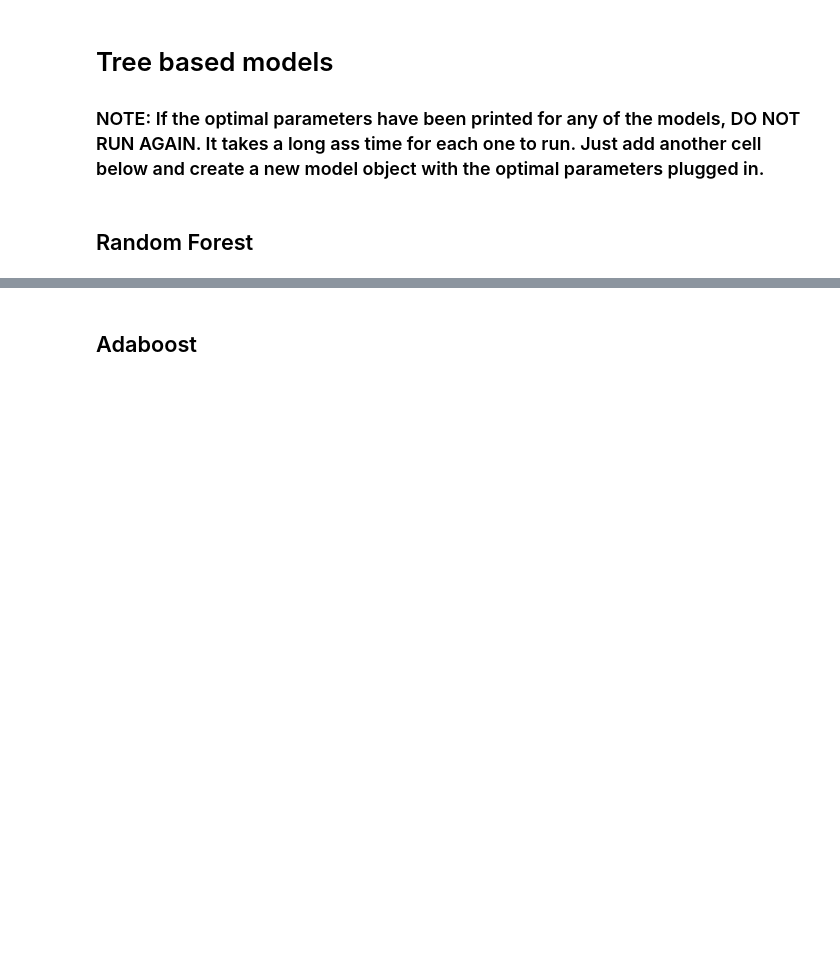
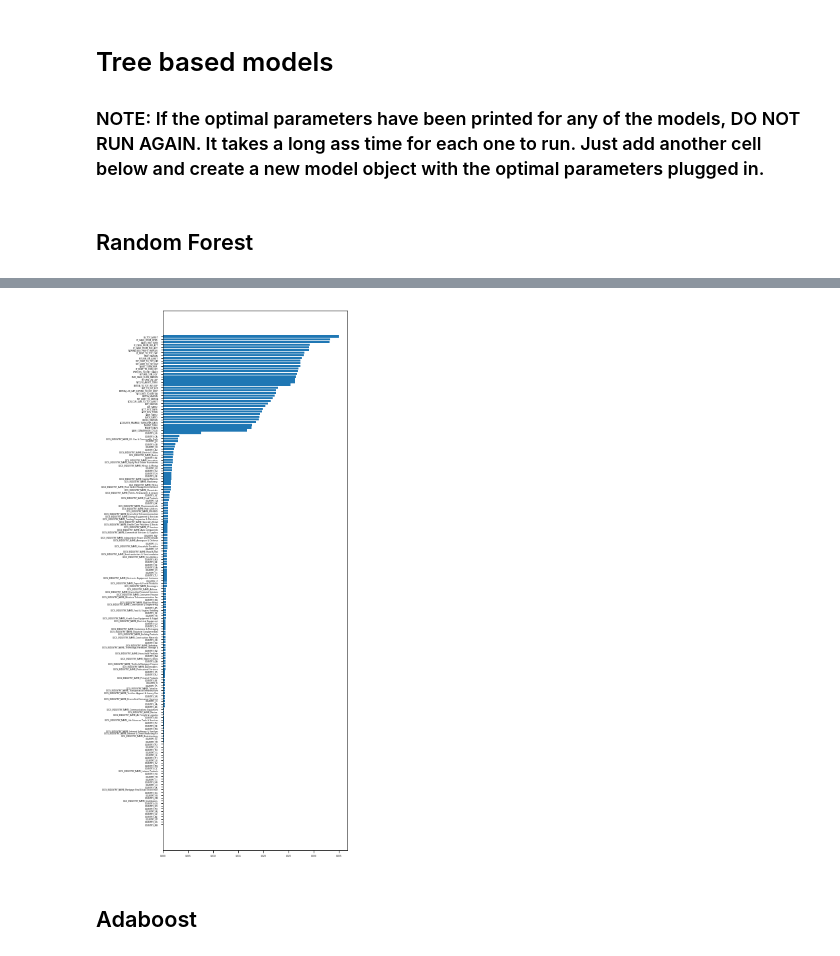
Before and after one commit to maxxliu/ML-Booth, a Jupyter notebook: final_project/models.ipynb, the cells around one changed output, grey strips where cells are left out. Saved outputs shown, nothing was run; the diff lists cells and outputs as text; code cells hidden in the pictures; blank space fills up the shorter version.

```diff
--- a/final_project/models.ipynb
+++ b/final_project/models.ipynb
@@ -39,9 +41,9 @@ One interesting application for this problem is to use a model to predict the cr
 # find the best parameters first
 # random forest parameters
 kFold = 5
-param_grid = {'n_estimators': np.arange(200, 900, 100),
+param_grid = {'n_estimators': np.arange(200, 800, 100),
                 'max_features': np.array(['auto', 'sqrt', 'log2']),
-                'max_depth': np.arange(2, 30, 3)}
+                'max_depth': np.arange(5, 30, 5)}
 forest_grid = GridSearchCV(RandomForestClassifier(), param_grid, cv=kFold)
 
 # test using training data
@@ -62,3 +92,5 @@ print("Best max depth:      %f" % best_d)
 # fit a random forest classifier using the best parameters
 # I want to graph and view what the top predictors are
 # TODO: graph the top predictors
+rf = RandomForestClassifier(n_estimators=600, max_features='log2', max_depth=25)
+rf.fit(x_train, y_train)
@@ -65,3 +105,17 @@ print("Best max depth:      %f" % best_d)
+# %%
+var_names = list(x_train)
+var_scores = rf.feature_importances_
+
+var_selection = dict(zip(var_names, var_scores))
+var_selection = OrderedDict(sorted(var_selection.items(), key=lambda t: t[1]))
+# %%
+plt.rcParams.update({'font.size':3})
+plt.figure(figsize=(5, 15))
+plt.barh(range(len(var_selection)), list(var_selection.values()), align='center')
+plt.yticks(range(len(var_selection)), list(var_selection.keys()))
+plt.show()
+# %% [output]
+[figure, added]
 # %% [markdown]
 ## Adaboost
 # %%
```
Also changed, not shown: parts of 6 cells of this notebook, 3 other files.
